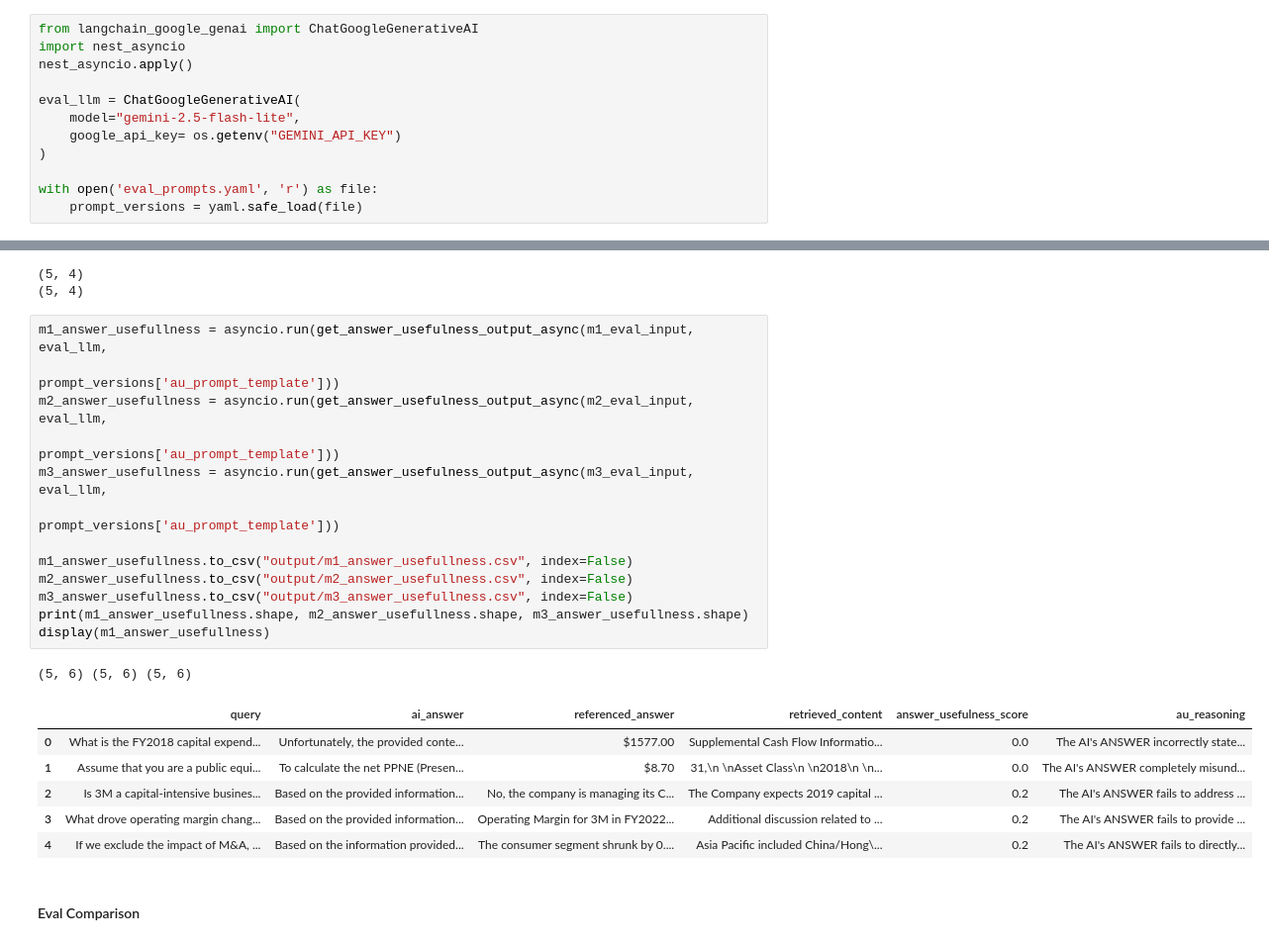
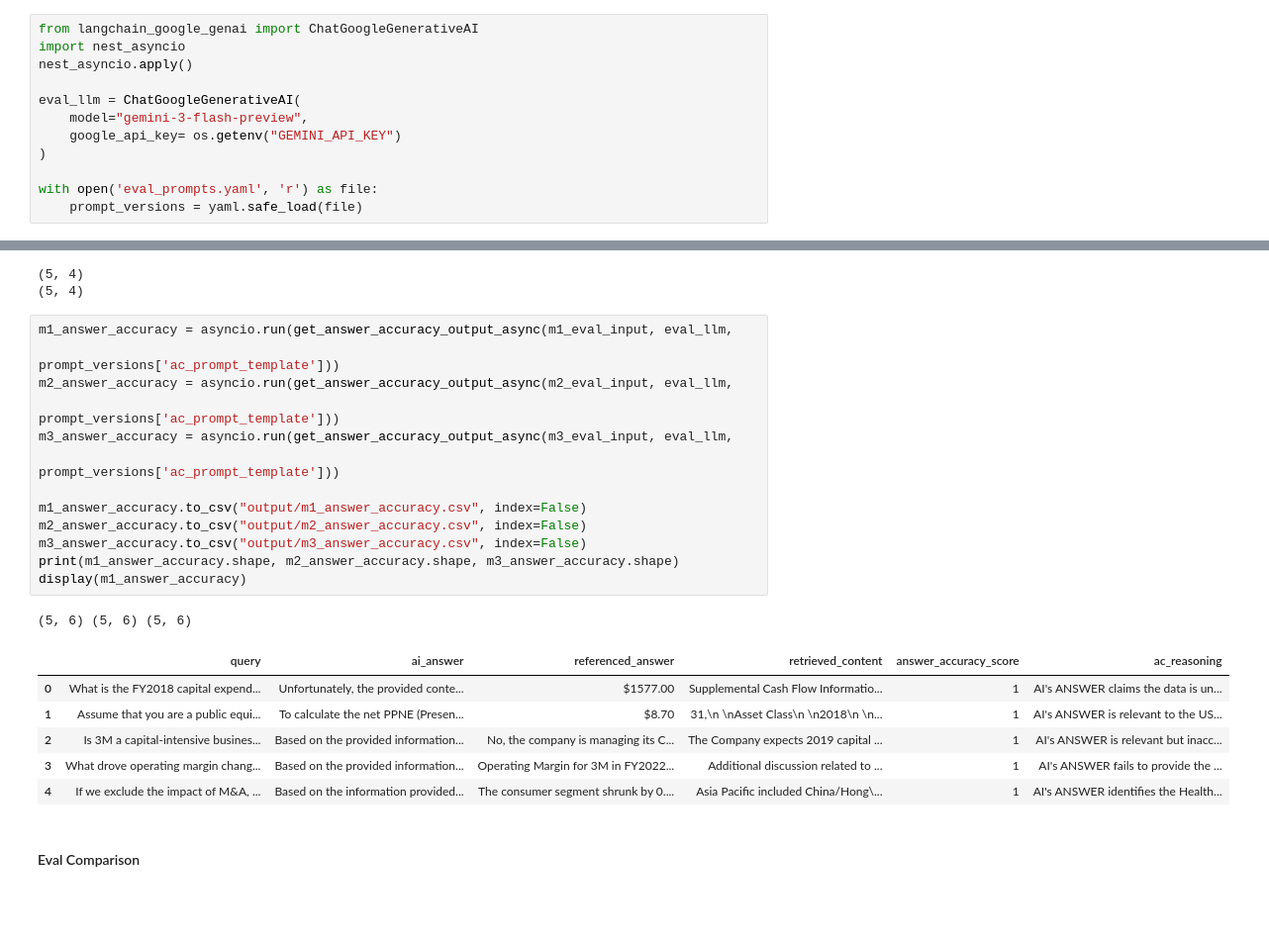
Before and after one commit to hanhanwu/RagDoctor, a Jupyter notebook: experiments/rag_pipeline_exp1.ipynb, the cells around one changed output, grey strips where cells are left out. Shown at 99% size. Cells and saved outputs as stored; diff of their text form; blank space fills up the shorter version.

Commit message:
answer accuracy

```diff
--- a/experiments/rag_pipeline_exp1.ipynb
+++ b/experiments/rag_pipeline_exp1.ipynb
@@ -112,7 +112,7 @@ import nest_asyncio
 nest_asyncio.apply()
 
 eval_llm = ChatGoogleGenerativeAI(
-    model="gemini-2.5-flash-lite",
+    model="gemini-3-flash-preview",
     google_api_key= os.getenv("GEMINI_API_KEY")
 )
 
@@ -161,26 +161,26 @@ print(m3_eval_input.shape)
 (5, 4)
 (5, 4)
 # %%
-m1_answer_usefullness = asyncio.run(get_answer_usefulness_output_async(m1_eval_input, eval_llm,
-                                                        prompt_versions['au_prompt_template']))
-m2_answer_usefullness = asyncio.run(get_answer_usefulness_output_async(m2_eval_input, eval_llm,
-                                                        prompt_versions['au_prompt_template']))
-m3_answer_usefullness = asyncio.run(get_answer_usefulness_output_async(m3_eval_input, eval_llm,
-                                                        prompt_versions['au_prompt_template']))
+m1_answer_accuracy = asyncio.run(get_answer_accuracy_output_async(m1_eval_input, eval_llm,
+                                                        prompt_versions['ac_prompt_template']))
+m2_answer_accuracy = asyncio.run(get_answer_accuracy_output_async(m2_eval_input, eval_llm,
+                                                        prompt_versions['ac_prompt_template']))
+m3_answer_accuracy = asyncio.run(get_answer_accuracy_output_async(m3_eval_input, eval_llm,
+                                                        prompt_versions['ac_prompt_template']))
 
-m1_answer_usefullness.to_csv("output/m1_answer_usefullness.csv", index=False)
-m2_answer_usefullness.to_csv("output/m2_answer_usefullness.csv", index=False)
-m3_answer_usefullness.to_csv("output/m3_answer_usefullness.csv", index=False)
-print(m1_answer_usefullness.shape, m2_answer_usefullness.shape, m3_answer_usefullness.shape)
-display(m1_answer_usefullness)
+m1_answer_accuracy.to_csv("output/m1_answer_accuracy.csv", index=False)
+m2_answer_accuracy.to_csv("output/m2_answer_accuracy.csv", index=False)
+m3_answer_accuracy.to_csv("output/m3_answer_accuracy.csv", index=False)
+print(m1_answer_accuracy.shape, m2_answer_accuracy.shape, m3_answer_accuracy.shape)
+display(m1_answer_accuracy)
 # %% [output]
 (5, 6) (5, 6) (5, 6)
-|  | query | ai_answer | referenced_answer | retrieved_content | answer_usefulness_score | au_reasoning |
-| 0 | What is the FY2018 capital expend... | Unfortunately, the provided conte... | $1577.00 | Supplemental Cash Flow Informatio... | 0.0 | The AI's ANSWER incorrectly state... |
-| 1 | Assume that you are a public equi... | To calculate the net PPNE (Presen... | $8.70 | 31,\n \nAsset Class\n \n2018\n \n... | 0.0 | The AI's ANSWER completely misund... |
-| 2 | Is 3M a capital-intensive busines... | Based on the provided information... | No, the company is managing its C... | The Company expects 2019 capital ... | 0.2 | The AI's ANSWER fails to address ... |
-| 3 | What drove operating margin chang... | Based on the provided information... | Operating Margin for 3M in FY2022... | Additional discussion related to ... | 0.2 | The AI's ANSWER fails to provide ... |
-| 4 | If we exclude the impact of M&A, ... | Based on the information provided... | The consumer segment shrunk by 0.... | Asia Pacific included China/Hong\... | 0.2 | The AI's ANSWER fails to directly... |
+|  | query | ai_answer | referenced_answer | retrieved_content | answer_accuracy_score | ac_reasoning |
+| 0 | What is the FY2018 capital expend... | Unfortunately, the provided conte... | $1577.00 | Supplemental Cash Flow Informatio... | 1 | AI's ANSWER claims the data is un... |
+| 1 | Assume that you are a public equi... | To calculate the net PPNE (Presen... | $8.70 | 31,\n \nAsset Class\n \n2018\n \n... | 1 | AI's ANSWER is relevant to the US... |
+| 2 | Is 3M a capital-intensive busines... | Based on the provided information... | No, the company is managing its C... | The Company expects 2019 capital ... | 1 | AI's ANSWER is relevant but inacc... |
+| 3 | What drove operating margin chang... | Based on the provided information... | Operating Margin for 3M in FY2022... | Additional discussion related to ... | 1 | AI's ANSWER fails to provide the ... |
+| 4 | If we exclude the impact of M&A, ... | Based on the information provided... | The consumer segment shrunk by 0.... | Asia Pacific included China/Hong\... | 1 | AI's ANSWER identifies the Health... |
 # %% [markdown]
 #### Eval Comparison
 # %%
```
Also changed, not shown: parts of 3 cells of this notebook, 2 other files.
